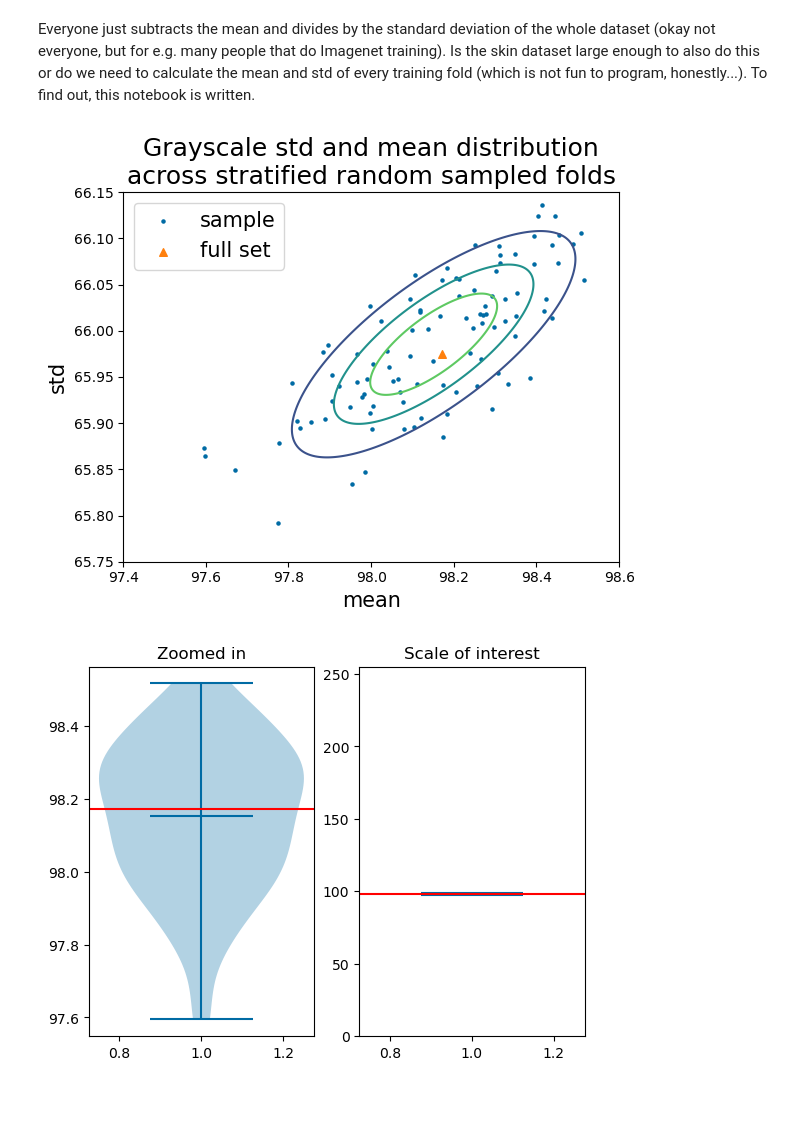
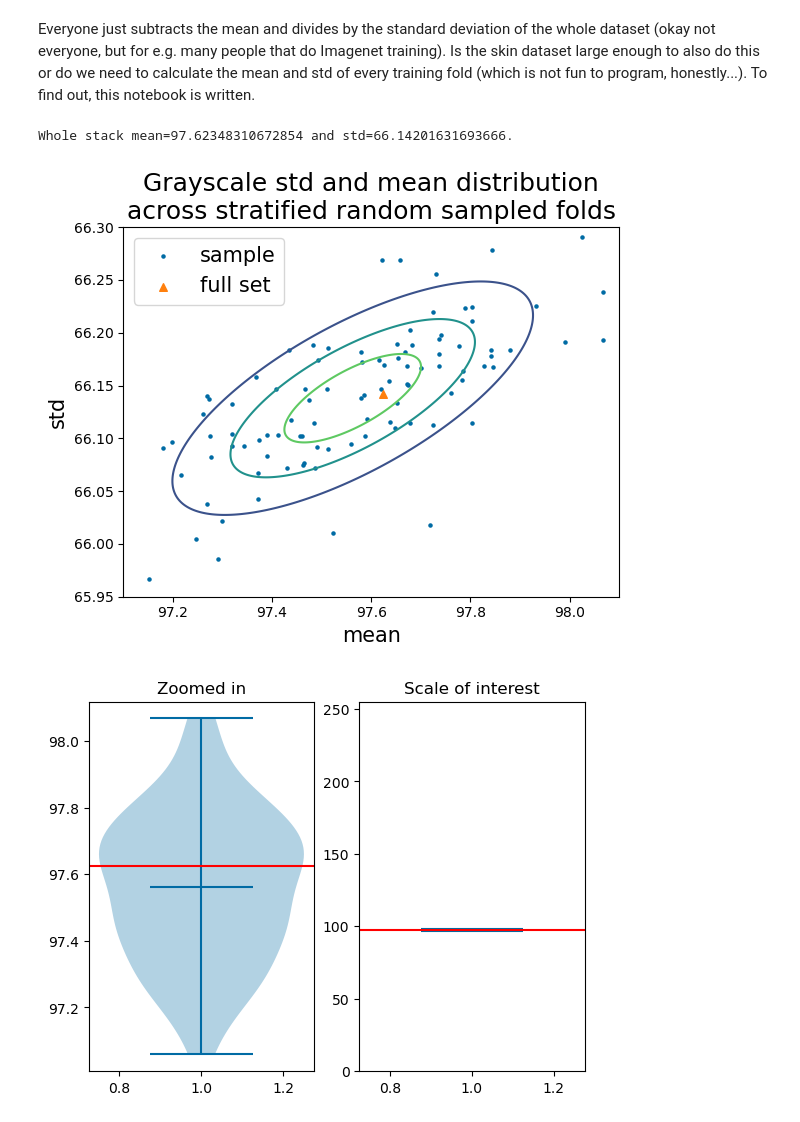
Before and after one commit to siemdejong/skinstression, a Jupyter notebook: notebooks/29-sjg-mean-std-folds.ipynb, the cells around one changed output. Drawn from its saved outputs; the diff is of its cells as text; code cells hidden in the pictures.

```diff
--- a/notebooks/29-sjg-mean-std-folds.ipynb
+++ b/notebooks/29-sjg-mean-std-folds.ipynb
@@ -12,7 +12,8 @@ from typing import Optional
 # %%
 def build_stack():
     csv_targets = pd.read_csv('../data/z-stacks/logistic_targets.csv')
-    csv_targets = csv_targets.drop([1, 10])[["index"]].to_numpy() # drop index 7 and 16 (at row 1 and 10), because their images are too small.
+    # csv_targets = csv_targets.drop([1, 10])[["index"]].to_numpy() # drop index 7 and 16 (at row 1 and 10), because their images are too small.
+    csv_targets = csv_targets[["index"]].to_numpy()
 
     image_paths = glob(f"../data/preprocessed/resized/500/z-stacks/**/*.bmp")
     cleaned_image_paths = []
@@ -79,25 +80,28 @@ np.save('outputs/stats/mean-std.npy', data)
 # %%
 from scipy.stats import multivariate_normal
 plt.style.use('tableau-colorblind10')
-x, y = np.mgrid[97.7:98.6:.001, 65.8:66.2:.001]
+xmin, ymin, xmax, ymax = *np.min(data, axis=0), *np.max(data, axis=0)
+x, y = np.mgrid[xmin:xmax:.001, ymin:ymax:.001]
 pos = np.dstack((x, y))
 rv = multivariate_normal(np.mean(data, axis=0), np.cov(data, rowvar=0))
 stack_mean, stack_std = compute_mean_std_of_subset(stack)
+print(f"Whole stack mean={stack_mean} and std={stack_std}.")
 
 plt.scatter(data[:, 0], data[:, 1], s=20, label='sample', marker='.')
 plt.scatter(stack_mean, stack_std, s=30, label='full set', marker='^')
 plt.ylabel("std", fontsize=15)
 plt.xlabel("mean", fontsize=15)
 plt.title("Grayscale std and mean distribution\nacross stratified random sampled folds", fontsize=18)
 plt.legend(fontsize=15)
-plt.ylim([65.75, 66.15])
-plt.xlim([97.4, 98.6])
+plt.ylim([65.95, 66.3])
+plt.xlim([97.1, 98.1])
 
 plt.contour(x, y, rv.pdf(pos), levels=3)
 
 plt.show()
 # %% [output]
+Whole stack mean=97.62348310672854 and std=66.14201631693666.
-[figure, old version]
+[figure, new version]
 # %%
 ax1 = plt.subplot(121)
 ax1.violinplot(data[:, 0], showmeans=True)
@@ -112,7 +116,7 @@ ax2.set_title("Scale of interest")
 
 plt.show()
 # %% [output]
-[figure, old version]
+[figure, new version]
 # %%
 plt.violinplot(data[:, 1], showmeans=True)
 plt.axhline(stack_std, c='red')
```
Also changed, not shown: parts of 1 cell of this notebook.
